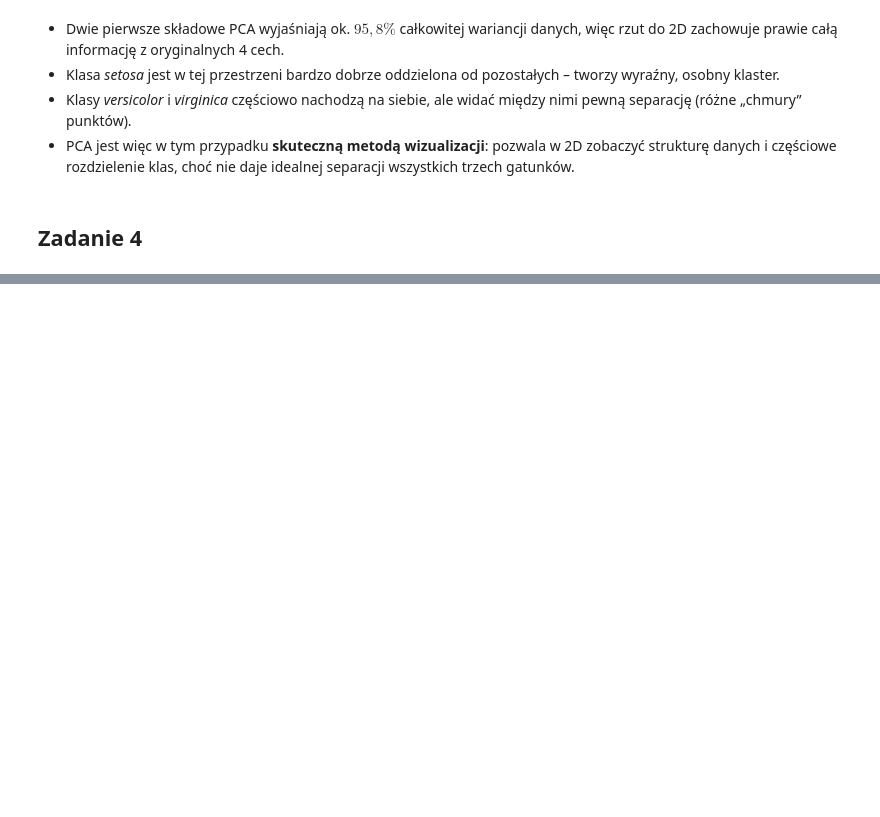
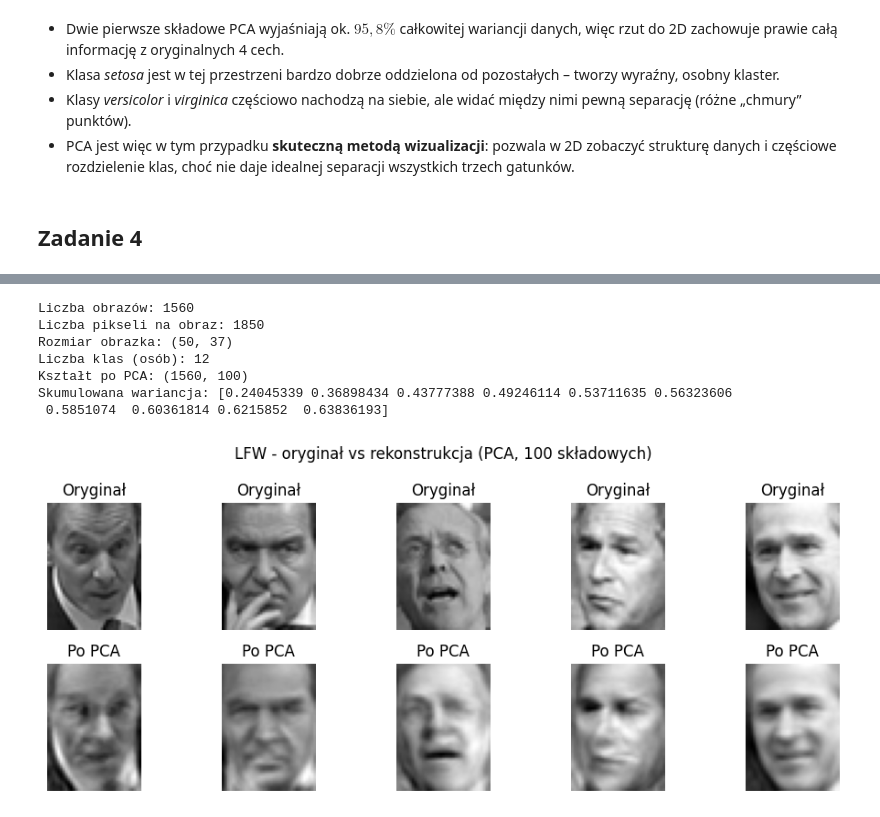
Before and after one commit to mathieuboro/Introduction_to_Machine_Learning, a Jupyter notebook: Lista6_275986_276011.ipynb, the cells around one changed output, grey strips where cells are left out. Drawn from its saved outputs; the diff is of its cells as text; code cells hidden in the pictures; blank space fills up the shorter version.

```diff
--- a/Lista6_275986_276011.ipynb
+++ b/Lista6_275986_276011.ipynb
@@ -187,0 +399,64 @@ Skumulowana wariancja: [0.72962445 0.95813207]
+# %%
+lfw = fetch_lfw_people(
+    min_faces_per_person=50,  # wybierz osoby z >= 50 zdjęciami
+    resize=0.4,               # zmniejszamy rozdzielczość
+    color=False               # obrazy w odcieniach szarości
+)
+
+X = lfw.data          # macierz [n_samples, n_pixels]
+y = lfw.target
+images = lfw.images   # obrazy 2D
+h, w = images.shape[1], images.shape[2]
+
+print("Liczba obrazów:", X.shape[0])
+print("Liczba pikseli na obraz:", X.shape[1])
+print("Rozmiar obrazka:", (h, w))
+print("Liczba klas (osób):", len(lfw.target_names))
+
+
+n_components = 100
+
+pca = PCA(
+    n_components=n_components,
+    svd_solver="randomized",
+    whiten=True,
+    random_state=42
+)
+
+X_pca = pca.fit_transform(X)          # projekcja do przestrzeni k-wymiarowej
+X_reconstructed = pca.inverse_transform(X_pca)  # rekonstrukcja do przestrzeni pikseli
+
+print("Kształt po PCA:", X_pca.shape)
+print("Skumulowana wariancja:", np.cumsum(pca.explained_variance_ratio_)[:10])
+
+
+def plot_original_vs_reconstructed(images_orig, images_rec, h, w, n_examples=5):
+    plt.figure(figsize=(2 * n_examples, 4))
+
+    for i in range(n_examples):
+        # oryginał
+        ax = plt.subplot(2, n_examples, i + 1)
+        ax.imshow(images_orig[i].reshape((h, w)), cmap="gray")
+        ax.set_title("Oryginał")
+        ax.axis("off")
+
+        # rekonstrukcja
+        ax = plt.subplot(2, n_examples, i + 1 + n_examples)
+        ax.imshow(images_rec[i].reshape((h, w)), cmap="gray")
+        ax.set_title("Po PCA")
+        ax.axis("off")
+
+    plt.suptitle(f"LFW - oryginał vs rekonstrukcja (PCA, {n_components} składowych)")
+    plt.tight_layout()
+    plt.show()
+
+plot_original_vs_reconstructed(X, X_reconstructed, h, w, n_examples=5)
+# %% [output]
+Liczba obrazów: 1560
+Liczba pikseli na obraz: 1850
+Rozmiar obrazka: (50, 37)
+Liczba klas (osób): 12
+Kształt po PCA: (1560, 100)
+Skumulowana wariancja: [0.24045339 0.36898434 0.43777388 0.49246114 0.53711635 0.56323606
+ 0.5851074  0.60361814 0.6215852  0.63836193]
+[figure, added]
```
Also changed, not shown: parts of 12 cells of this notebook.
